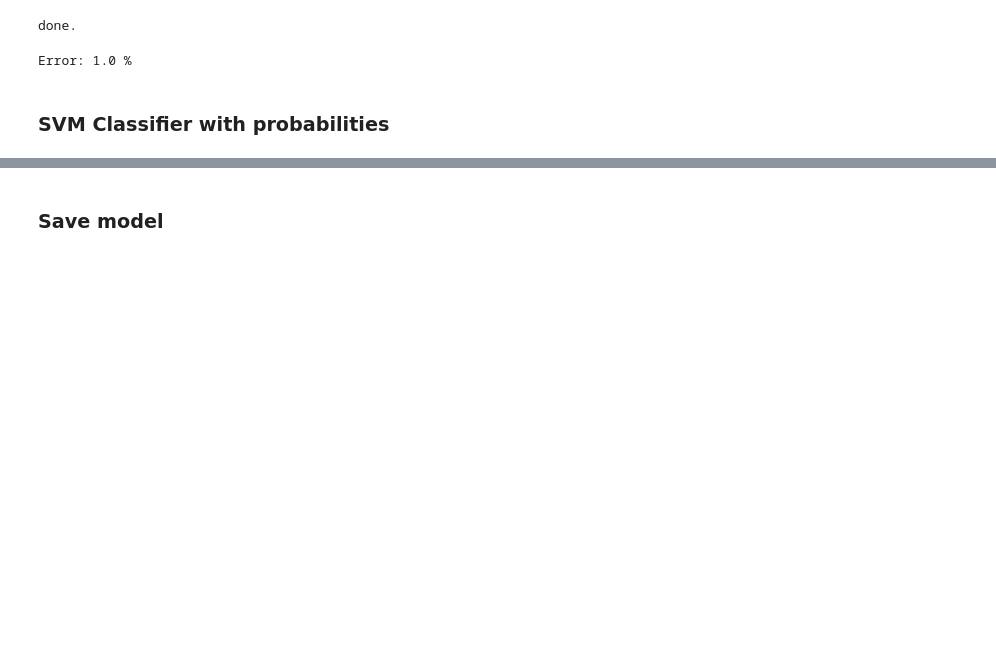
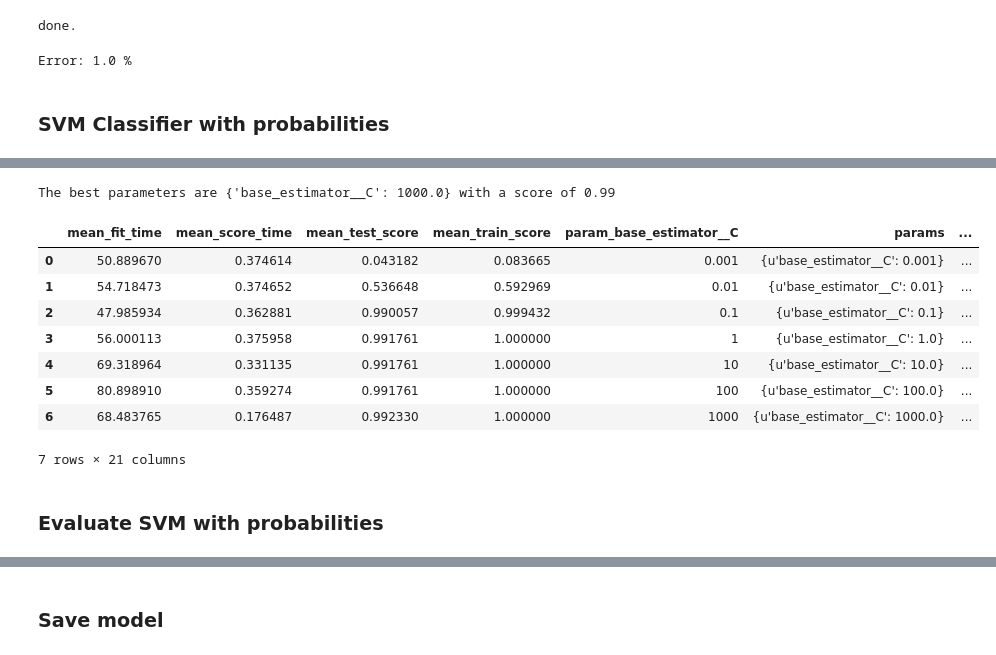
Before and after one commit to ankur-rc/facerec_dml, a Jupyter notebook: model/tune_dml.ipynb, the cells around one changed output, grey strips where cells are left out. Saved outputs shown, nothing was run; the diff lists cells and outputs as text; code cells hidden in the pictures; blank space fills up the shorter version.

Commit message:
Completed Main driver program. Added probability based predictions from the svm classifier.

```diff
--- a/model/tune_dml.ipynb
+++ b/model/tune_dml.ipynb
@@ -189,0 +202,10 @@ from sklearn.model_selection import GridSearchCV
+# %%
+param_grid = dict(base_estimator__C=Cs)
+cv = StratifiedShuffleSplit(n_splits=5,test_size=0.2, random_state=42)
+# %%
+svm = LinearSVC(dual=dual,class_weight=class_weight)
+clf = CalibratedClassifierCV(svm)
+# %%
+grid = GridSearchCV(clf, param_grid=param_grid, cv=cv, verbose=True, n_jobs=n_jobs)
+# %%
+grid.fit(X_train, y_train)
@@ -189,0 +227,20 @@ from sklearn.model_selection import GridSearchCV
+# %%
+print("The best parameters are %s with a score of %0.2f"
+      % (grid.best_params_, grid.best_score_))
+# %% [output]
+The best parameters are {'base_estimator__C': 1000.0} with a score of 0.99
+# %%
+grid_results = pd.DataFrame(data=grid.cv_results_)
+grid_results
+# %% [output]
+|  | mean_fit_time | mean_score_time | mean_test_score | mean_train_score | param_base_estimator__C | params | ... |
+| 0 | 50.889670 | 0.374614 | 0.043182 | 0.083665 | 0.001 | {u'base_estimator__C': 0.001} | ... |
+| 1 | 54.718473 | 0.374652 | 0.536648 | 0.592969 | 0.01 | {u'base_estimator__C': 0.01} | ... |
+| 2 | 47.985934 | 0.362881 | 0.990057 | 0.999432 | 0.1 | {u'base_estimator__C': 0.1} | ... |
+| 3 | 56.000113 | 0.375958 | 0.991761 | 1.000000 | 1 | {u'base_estimator__C': 1.0} | ... |
+| 4 | 69.318964 | 0.331135 | 0.991761 | 1.000000 | 10 | {u'base_estimator__C': 10.0} | ... |
+| 5 | 80.898910 | 0.359274 | 0.991761 | 1.000000 | 100 | {u'base_estimator__C': 100.0} | ... |
+| 6 | 68.483765 | 0.176487 | 0.992330 | 1.000000 | 1000 | {u'base_estimator__C': 1000.0} | ... |
+7 rows × 21 columns
+# %% [markdown]
+### Evaluate SVM with probabilities
```
Also changed, not shown: parts of 18 cells of this notebook, 5 other files.
